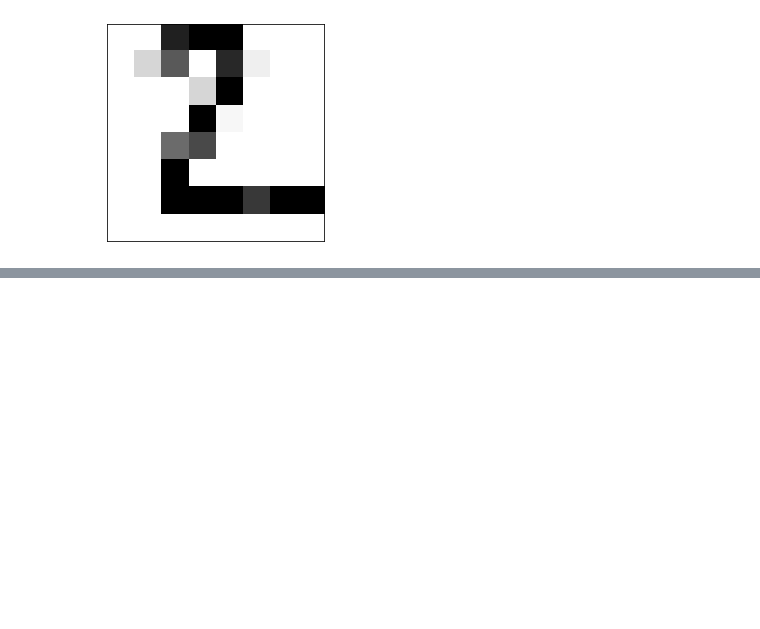
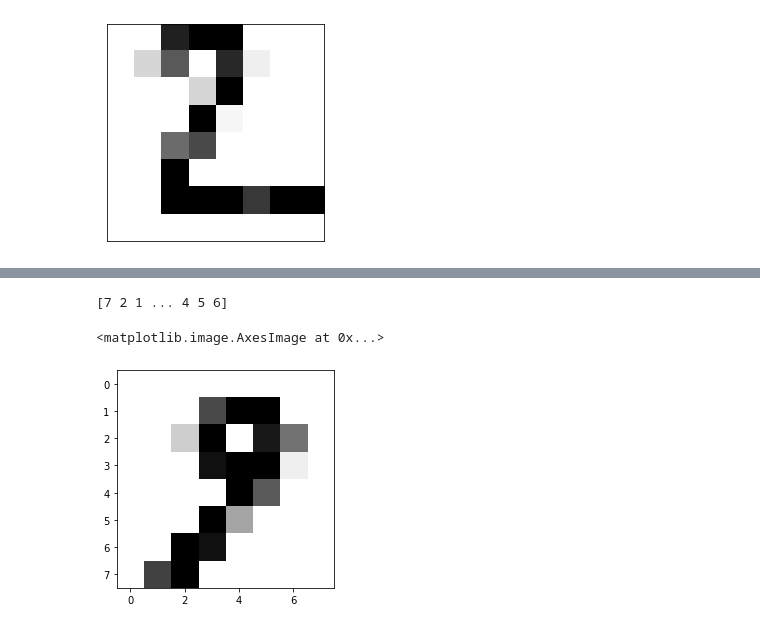
Before and after one commit to LorenzoValente3/Autoencoder-for-FPGA, a Jupyter notebook: images4FPGA.ipynb, the cells around one changed output, grey strips where cells are left out. Drawn from its saved outputs; the diff is of its cells as text; code cells hidden in the pictures; blank space fills up the shorter version.

```diff
--- a/images4FPGA.ipynb
+++ b/images4FPGA.ipynb
@@ -71,0 +67,26 @@ print(test[0]*256/4)
+# %%
+#lista contenente gli indici delle immagini campione nel Test Set del MNIST
+#num_list[0] contiene l'indice dell'immagine di uno zero, num_list[1] di un uno e così via
+
+n_image_test = 100
+
+#           0  1  2  3  4  5  6  7  8  9
+num_list = [3, 2, 1, 32,4, 15,21,0, 61,12] + [x for x in range(62,62 + n_image_test - 10)]
+
+
+with open('TESTimg_downto_apfixed6_100.txt', 'w') as f:
+    for index , num in enumerate(num_list):
+        f.write('signal address_' + str(index) + ' : std_logic_vector((size-1) downto 0) := \n')
+        for i in np.flip(test[num]):
+            f.write('{:06d}'.format(int((bin(int(i*256/4))[2:]))))
+        f.write('\n\n')
+
+from tensorflow.keras.datasets import mnist
+(X_train, y_train_int), (X_test, y_test_int) = mnist.load_data()
+
+#salvataggio dei true label associati alle immagini inserite nella FPGA
+with open('TESTlabels_downto_apint6_100imgs.txt', 'w') as f:
+    for index , num in enumerate(num_list):
+        f.write('signal label_' + str(index) + ' : std_logic_vector(3 downto 0) :=  ')
+        f.write('{:04d}'.format(int((bin(y_test_int[num])[2:]))))
+        f.write('\n')
@@ -71,0 +105,11 @@ print(test[0]*256/4)
+# %%
+from tensorflow.keras.datasets import mnist
+(X_train, y_train_int), (X_test, y_test_int) = mnist.load_data()
+print(y_test_int)
+# %% [output]
+[7 2 1 ... 4 5 6]
+# %%
+plt.imshow(test[num_list[21]].reshape(size_final,size_final), cmap='gray_r')
+# %% [output]
+<matplotlib.image.AxesImage at 0x...>
+[figure, added]
```
Also changed, not shown: parts of 3 cells of this notebook, 5 other files.
